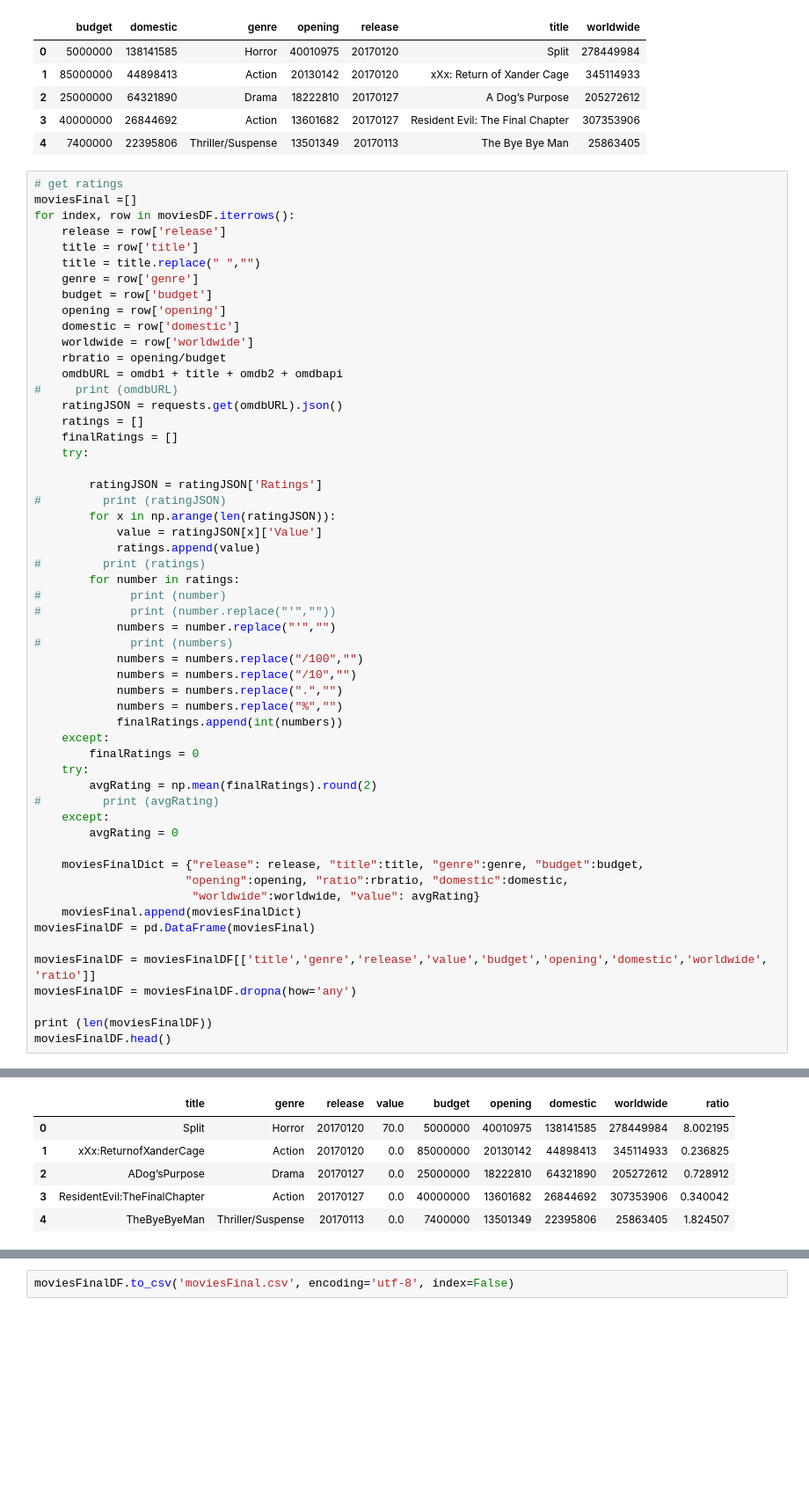
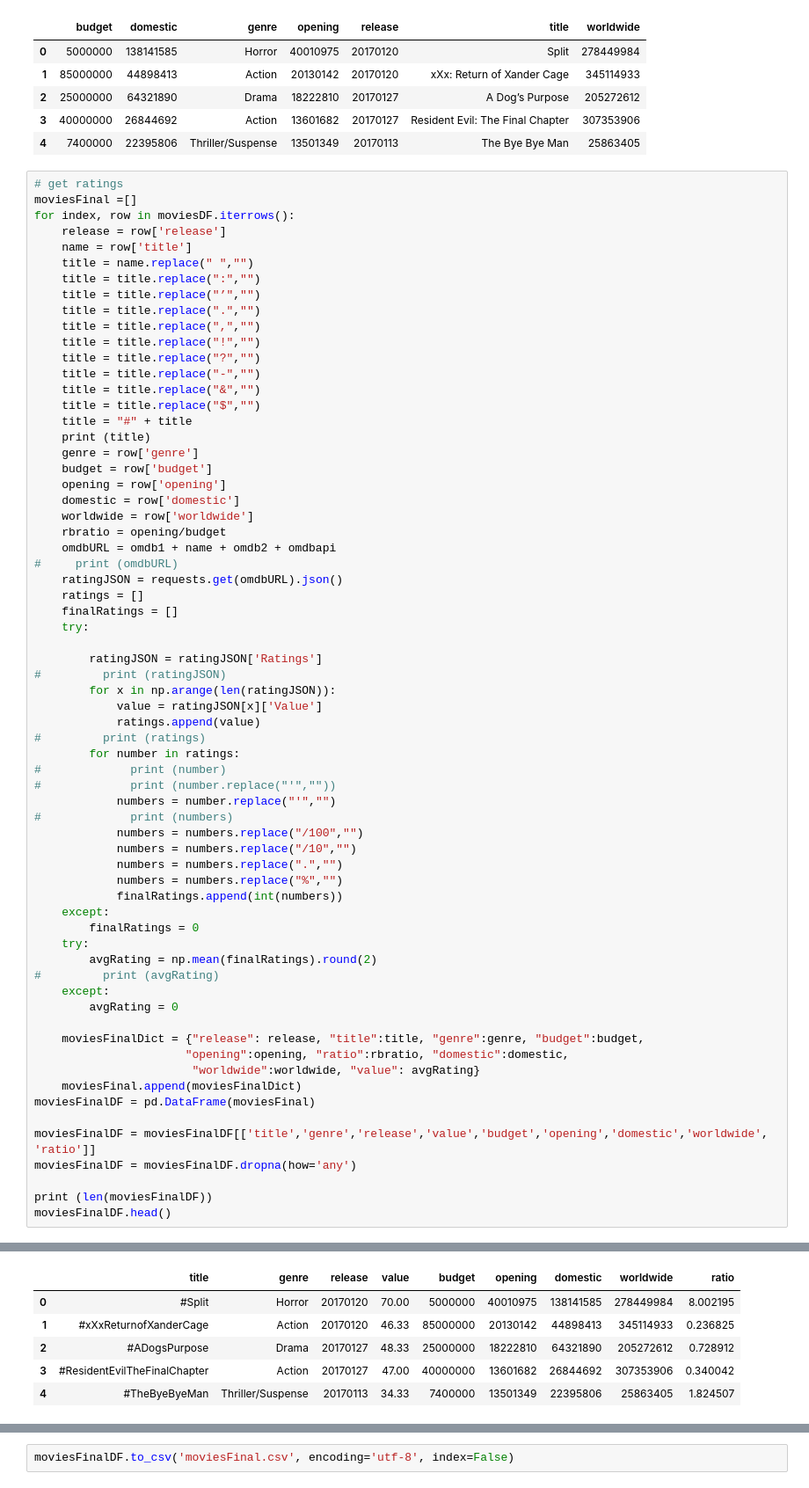
Before and after one commit to Jayleh/dream-reapers, a Jupyter notebook: grabmoviedata.ipynb, the cells around one changed output, grey strips where cells are left out. Shown: that part at 88% size. Cells and saved outputs as stored; diff of their text form; blank space fills up the shorter version.

```diff
--- a/grabmoviedata.ipynb
+++ b/grabmoviedata.ipynb
@@ -223,15 +223,26 @@ moviesDF.head()
 moviesFinal =[]
 for index, row in moviesDF.iterrows():
     release = row['release']
-    title = row['title']
-    title = title.replace(" ","")
+    name = row['title']
+    title = name.replace(" ","")
+    title = title.replace(":","")
+    title = title.replace("’","")
+    title = title.replace(".","")
+    title = title.replace(",","")
+    title = title.replace("!","")
+    title = title.replace("?","")
+    title = title.replace("-","")
+    title = title.replace("&","")
+    title = title.replace("$","")
+    title = "#" + title
+    print (title)
     genre = row['genre']
     budget = row['budget']
     opening = row['opening']
     domestic = row['domestic']
     worldwide = row['worldwide']
     rbratio = opening/budget
-    omdbURL = omdb1 + title + omdb2 + omdbapi
+    omdbURL = omdb1 + name + omdb2 + omdbapi
 #     print (omdbURL)
     ratingJSON = requests.get(omdbURL).json()
     ratings = []
@@ -278,9 +322,9 @@ moviesFinalDF.head()
 |  | title | genre | release | value | budget | opening | domestic | worldwide | ratio |
-| 0 | Split | Horror | 20170120 | 70.0 | 5000000 | 40010975 | 138141585 | 278449984 | 8.002195 |
-| 1 | xXx:ReturnofXanderCage | Action | 20170120 | 0.0 | 85000000 | 20130142 | 44898413 | 345114933 | 0.236825 |
-| 2 | ADog’sPurpose | Drama | 20170127 | 0.0 | 25000000 | 18222810 | 64321890 | 205272612 | 0.728912 |
-| 3 | ResidentEvil:TheFinalChapter | Action | 20170127 | 0.0 | 40000000 | 13601682 | 26844692 | 307353906 | 0.340042 |
-| 4 | TheByeByeMan | Thriller/Suspense | 20170113 | 0.0 | 7400000 | 13501349 | 22395806 | 25863405 | 1.824507 |
+| 0 | #Split | Horror | 20170120 | 70.00 | 5000000 | 40010975 | 138141585 | 278449984 | 8.002195 |
+| 1 | #xXxReturnofXanderCage | Action | 20170120 | 46.33 | 85000000 | 20130142 | 44898413 | 345114933 | 0.236825 |
+| 2 | #ADogsPurpose | Drama | 20170127 | 48.33 | 25000000 | 18222810 | 64321890 | 205272612 | 0.728912 |
+| 3 | #ResidentEvilTheFinalChapter | Action | 20170127 | 47.00 | 40000000 | 13601682 | 26844692 | 307353906 | 0.340042 |
+| 4 | #TheByeByeMan | Thriller/Suspense | 20170113 | 34.33 | 7400000 | 13501349 | 22395806 | 25863405 | 1.824507 |
 # %%
 moviesFinalDF['zrating'] = ''
 moviesFinalDF['zbudget'] = ''
```
Also changed, not shown: parts of 2 cells of this notebook, 1 other file.
